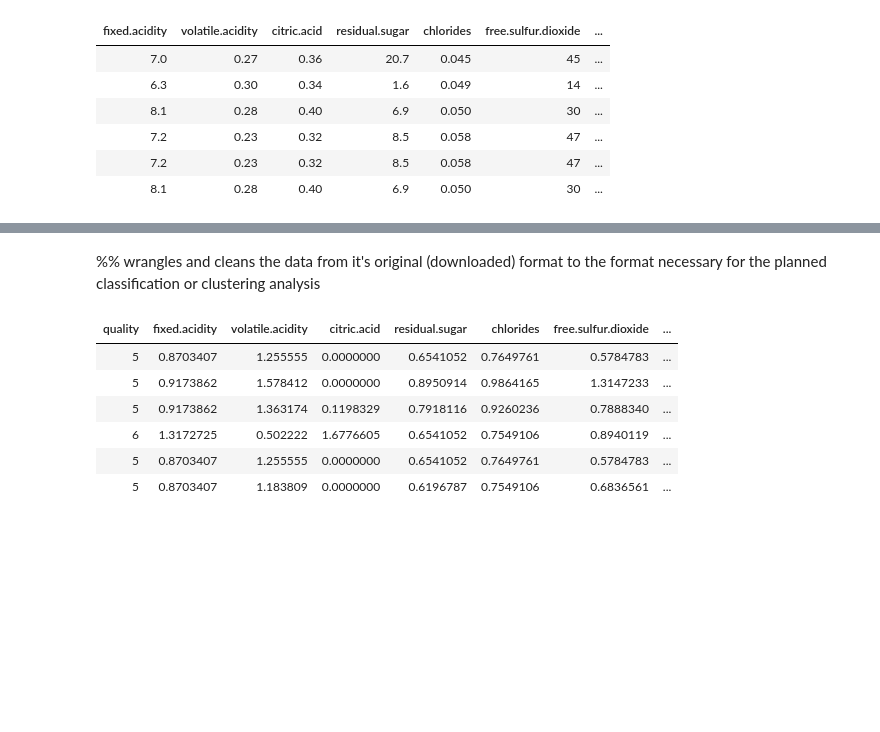
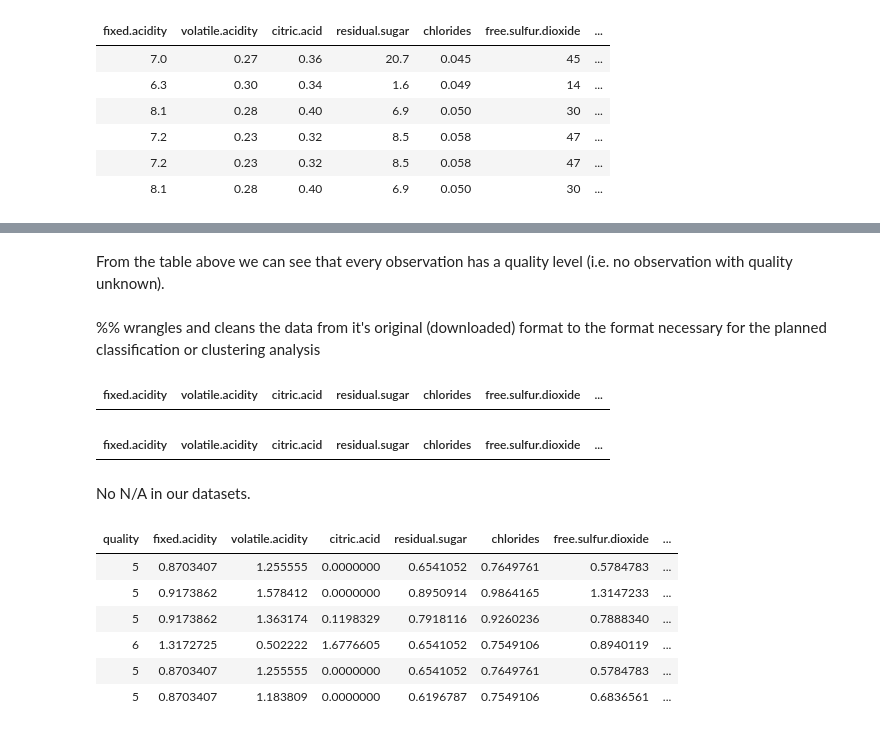
Before and after one commit to ivan-fediaev/DSCI-project, a Jupyter notebook: Project_Template.ipynb, the cells around one changed output, grey strips where cells are left out. Saved outputs shown, nothing was run; the diff lists cells and outputs as text; code cells hidden in the pictures; blank space fills up the shorter version.

```diff
--- a/Project_Template.ipynb
+++ b/Project_Template.ipynb
@@ -57,5 +92,19 @@ head(white_data)
+# %% [markdown]
+From the table above we can see that every observation has a quality level (i.e. no observation with quality unknown).
 # %% [markdown]
 %% wrangles and cleans the data from it's original (downloaded) format to the format necessary for the planned classification or clustering analysis
+# %%
+red_data_is_na <- red_data %>%
+    filter(is.na(-quality))
+red_data_is_na
+white_data_is_na <- white_data %>%
+    filter(is.na(-quality))
+white_data_is_na
+# %% [output]
+| fixed.acidity | volatile.acidity | citric.acid | residual.sugar | chlorides | free.sulfur.dioxide | ... |
+| fixed.acidity | volatile.acidity | citric.acid | residual.sugar | chlorides | free.sulfur.dioxide | ... |
+# %% [markdown]
+No N/A in our datasets.
 # %%
 # Scale the data
 red_scaled <- red_data %>%
```
Also changed, not shown: parts of 11 cells of this notebook.
